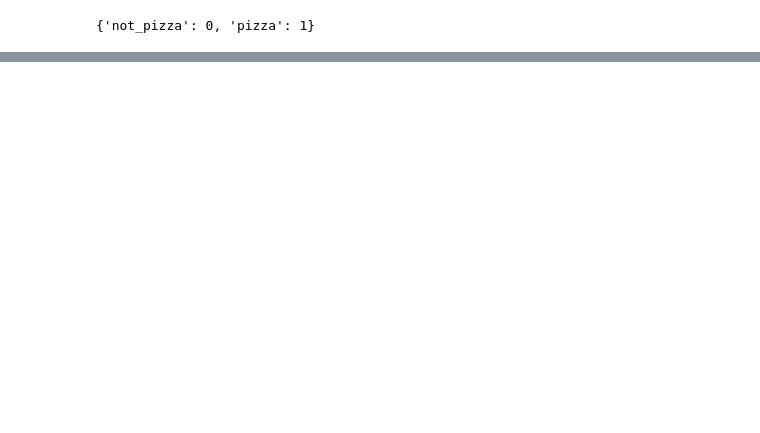
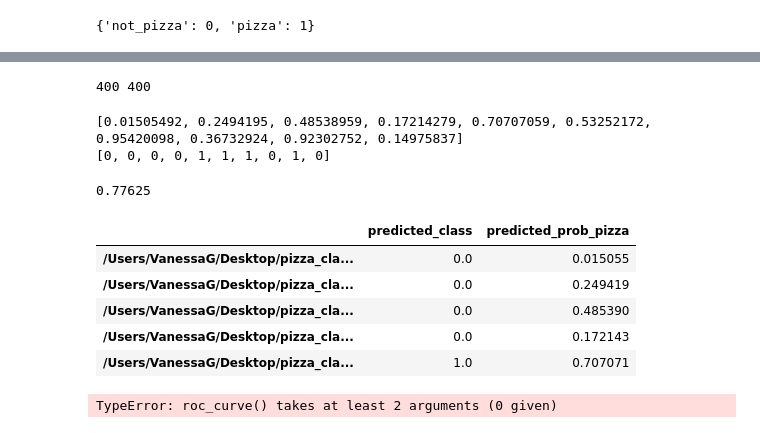
Before and after one commit to vnessified/DSI-SF-2-vnessified, a Jupyter notebook: capstone/keras_model.ipynb, the cells around one changed output, grey strips where cells are left out. Cells and saved outputs as stored; diff of their text form; code cells hidden in the pictures; blank space fills up the shorter version.

```diff
--- a/capstone/keras_model.ipynb
+++ b/capstone/keras_model.ipynb
@@ -289,0 +315,46 @@ numpy.ndarray
+# %%
+pizzas = glob.glob(validation_data_dir+'/pizza/*.jpg')
+not_pizzas = glob.glob(validation_data_dir+'/not_pizza/*.jpg')
+print len(pizzas), len(not_pizzas)
+# %% [output]
+400 400
+# %%
+predictions = []
+predicted_labels = []
+for i, (img, y) in enumerate(validation_generator_2):
+    pp = model.predict(img)
+    label = int(pp[0] >= 0.5)
+    predictions.append(pp[0][0])
+    predicted_labels.append(label)
+    if i >= 800:
+        break
+# %%
+print predictions[0:10]
+print predicted_labels[0:10]
+# %% [output]
+[0.01505492, 0.2494195, 0.48538959, 0.17214279, 0.70707059, 0.53252172, 0.95420098, 0.36732924, 0.92302752, 0.14975837]
+[0, 0, 0, 0, 1, 1, 1, 0, 1, 0]
+# %%
+np.mean([1 if pl == l
+         else 0 for pl, l
+         in zip(predicted_labels, np.zeros(400).tolist()+np.ones(400).tolist())])
+# %% [output]
+0.77625
+# %%
+image_file_predictions = {}
+for i, filename in enumerate(not_pizzas+pizzas):
+    image_file_predictions[filename] = {
+        'predicted_class':predicted_labels[i],
+        'predicted_prob_pizza':predictions[i]
+    }
+# %%
+image_file_df = pd.DataFrame(image_file_predictions)
+# %%
+image_file_df.T.head()
+# %% [output]
+|  | predicted_class | predicted_prob_pizza |
+| /Users/VanessaG/Desktop/pizza_cla... | 0.0 | 0.015055 |
+| /Users/VanessaG/Desktop/pizza_cla... | 0.0 | 0.249419 |
+| /Users/VanessaG/Desktop/pizza_cla... | 0.0 | 0.485390 |
+| /Users/VanessaG/Desktop/pizza_cla... | 0.0 | 0.172143 |
+| /Users/VanessaG/Desktop/pizza_cla... | 1.0 | 0.707071 |
@@ -289,0 +369,19 @@ numpy.ndarray
+# %%
+from sklearn.metrics import roc_curve
+
+fpr, tpr, thres = roc_curve()
+
+plt.figure(figsize=(8,8))
+plt.plot(fpr, tpr, 'b',)
+plt.plot([0, 1], [0, 1], 'k--')
+
+plt.title('ROC Curve')
+
+plt.xlabel('False Positive Rate')
+plt.xlim(0,1.0)
+plt.ylabel('True Positive Rate')
+plt.ylim(0,1.0)
+
+plt.show()
+# %% [output]
+TypeError: roc_curve() takes at least 2 arguments (0 given)
```
Also changed, not shown: parts of 33 cells of this notebook, 1 other file.
